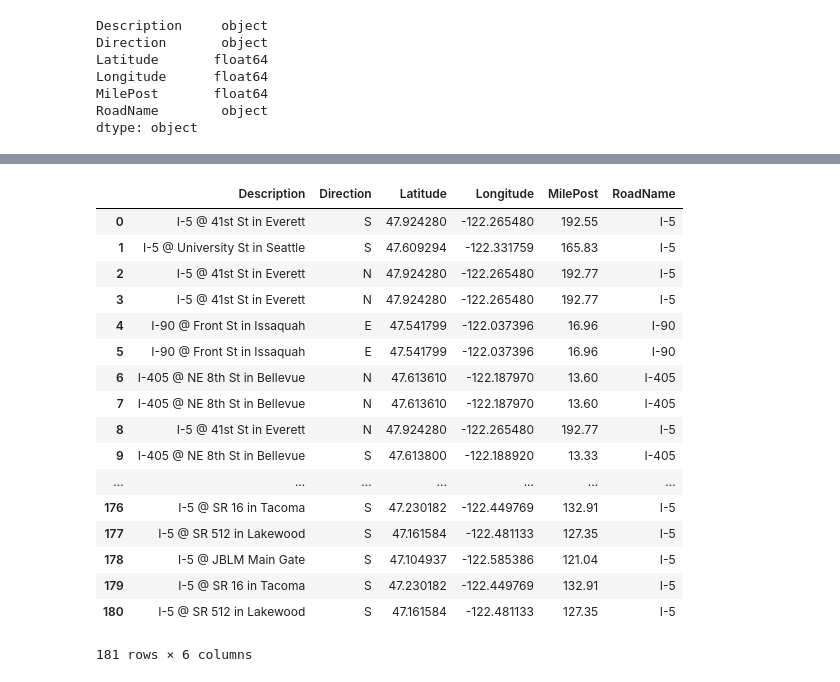
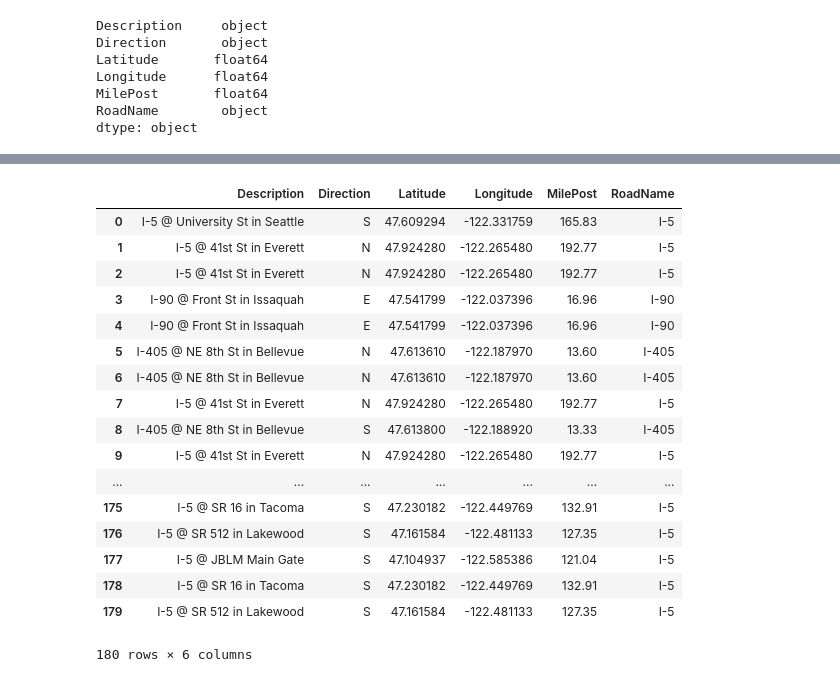
Before and after one commit to Data4Democracy/democratizing_weather_data, a Jupyter notebook: democratizing_weather_data/streaming/prototypes/analyze.ipynb, the cells around one changed output, grey strips where cells are left out. Drawn from its saved outputs; the diff is of its cells as text; code cells hidden in the pictures.

```diff
--- a/democratizing_weather_data/streaming/prototypes/analyze.ipynb
+++ b/democratizing_weather_data/streaming/prototypes/analyze.ipynb
@@ -397,7 +477,7 @@ dtype: object
 # %%
-with open('../APIs/yahoo_weather.json') as json_file:
+with open('../APIs/wsdot.Traveltimes.json') as json_file:
   raw_json = json.load(json_file)
 
-yahoo_weather_df = json_normalize(raw_json['query'])
-yahoo_weather_df
+wsdot_TravelTimes_df = json_normalize(raw_json['StartPoint'])
+wsdot_TravelTimes_df
 # %% [output]
@@ -426,23 +514,28 @@ dtype: object
 # %%
+# Load the json as a list, so we can iterate over it.
 with open('../APIs/wsdot.Traveltimes.json') as json_file:
   file_data = json_file.read()
 
 list_json = json.loads(file_data)
 
+
+# Load the json file as json, so we can normalize it.
 with open('../APIs/wsdot.Traveltimes.json') as json_file:
   raw_json = json.load(json_file)
 
+
+#iterate over the list_json. for each row, normalize the row_json
 ii = 0
 
-travel_df= json_normalize(raw_json[ii]['StartPoint'])
+for travelTime in list_json:
+    travel_df = json_normalize(raw_json[ii]['StartPoint'])
+    if (ii == 0):
+        wsdot_TravelTimesStartPoint_df= json_normalize(raw_json[ii]['StartPoint'])
+    else:
+        wsdot_TravelTimesStartPoint_df = wsdot_TravelTimesStartPoint_df.append(travel_df, ignore_index=True)
+    ii= ii+ 1
 
-for travelTime in list_json:
-  wsdot_TravelTimes_df = json_normalize(raw_json[ii]['StartPoint'])
-  #print(wsdot_TravelTimes_df)
-  travel_df = travel_df.append(wsdot_TravelTimes_df, ignore_index=True)
-  ii= ii+ 1
-
-travel_df
+wsdot_TravelTimesStartPoint_df
 # %% [output]
 |  | Description | Direction | Latitude | Longitude | MilePost | RoadName |
 | 0 | I-5 @ 41st St in Everett | S | 47.924280 | -122.265480 | 192.55 | I-5 |
@@ -475,41 +568,47 @@ travel_df.describe()
 | 75% | 47.613610 | -122.206552 | 165.830000 |
 | max | 48.152323 | 0.000000 | 307.900000 |
 # %%
+# Load the json as a list, so we can iterate over it.
 with open('../APIs/wsdot.Traveltimes.json') as json_file:
   file_data = json_file.read()
 
 list_json = json.loads(file_data)
 
+
+# Load the json file as json, so we can normalize it.
 with open('../APIs/wsdot.Traveltimes.json') as json_file:
   raw_json = json.load(json_file)
 
+
+#iterate over the list_json. for each row, normalize the row_json
 ii = 0
 
-travel_df= json_normalize(raw_json[ii]['StartPoint'])
-
 for travelTime in list_json:
-  wsdot_TravelTimes_df = json_normalize(raw_json[ii]['EndPoint'])
-  travel_df = travel_df.append(wsdot_TravelTimes_df, ignore_index=True)
+  travel_df = json_normalize(raw_json[ii]['EndPoint'])
+  if (ii == 0):
+    wsdot_TravelTimesEndPoint_df= json_normalize(raw_json[ii]['EndPoint'])
+  else:
+    wsdot_TravelTimesEndPoint_df = wsdot_TravelTimesEndPoint_df.append(travel_df, ignore_index=True)
   ii= ii+ 1
 
-travel_df
+wsdot_TravelTimesEndPoint_df
 # %% [output]
 |  | Description | Direction | Latitude | Longitude | MilePost | RoadName |
-| 0 | I-5 @ 41st St in Everett | S | 47.924280 | -122.265480 | 192.55 | I-5 |
-| 1 | I-5 @ University St in Seattle | S | 47.609294 | -122.331759 | 165.83 | I-5 |
+| 0 | I-5 @ University St in Seattle | S | 47.609294 | -122.331759 | 165.83 | I-5 |
+| 1 | I-5 @ 41st St in Everett | N | 47.924280 | -122.265480 | 192.77 | I-5 |
 | 2 | I-5 @ 41st St in Everett | N | 47.924280 | -122.265480 | 192.77 | I-5 |
-| 3 | I-5 @ 41st St in Everett | N | 47.924280 | -122.265480 | 192.77 | I-5 |
+| 3 | I-90 @ Front St in Issaquah | E | 47.541799 | -122.037396 | 16.96 | I-90 |
 | 4 | I-90 @ Front St in Issaquah | E | 47.541799 | -122.037396 | 16.96 | I-90 |
-| 5 | I-90 @ Front St in Issaquah | E | 47.541799 | -122.037396 | 16.96 | I-90 |
+| 5 | I-405 @ NE 8th St in Bellevue | N | 47.613610 | -122.187970 | 13.60 | I-405 |
 | 6 | I-405 @ NE 8th St in Bellevue | N | 47.613610 | -122.187970 | 13.60 | I-405 |
-| 7 | I-405 @ NE 8th St in Bellevue | N | 47.613610 | -122.187970 | 13.60 | I-405 |
-| 8 | I-5 @ 41st St in Everett | N | 47.924280 | -122.265480 | 192.77 | I-5 |
-| 9 | I-405 @ NE 8th St in Bellevue | S | 47.613800 | -122.188920 | 13.33 | I-405 |
+| 7 | I-5 @ 41st St in Everett | N | 47.924280 | -122.265480 | 192.77 | I-5 |
+| 8 | I-405 @ NE 8th St in Bellevue | S | 47.613800 | -122.188920 | 13.33 | I-405 |
+| 9 | I-5 @ 41st St in Everett | N | 47.924280 | -122.265480 | 192.77 | I-5 |
 | ... | ... | ... | ... | ... | ... | ... |
-| 176 | I-5 @ SR 16 in Tacoma | S | 47.230182 | -122.449769 | 132.91 | I-5 |
-| 177 | I-5 @ SR 512 in Lakewood | S | 47.161584 | -122.481133 | 127.35 | I-5 |
-| 178 | I-5 @ JBLM Main Gate | S | 47.104937 | -122.585386 | 121.04 | I-5 |
-| 179 | I-5 @ SR 16 in Tacoma | S | 47.230182 | -122.449769 | 132.91 | I-5 |
-| 180 | I-5 @ SR 512 in Lakewood | S | 47.161584 | -122.481133 | 127.35 | I-5 |
+| 175 | I-5 @ SR 16 in Tacoma | S | 47.230182 | -122.449769 | 132.91 | I-5 |
+| 176 | I-5 @ SR 512 in Lakewood | S | 47.161584 | -122.481133 | 127.35 | I-5 |
+| 177 | I-5 @ JBLM Main Gate | S | 47.104937 | -122.585386 | 121.04 | I-5 |
+| 178 | I-5 @ SR 16 in Tacoma | S | 47.230182 | -122.449769 | 132.91 | I-5 |
+| 179 | I-5 @ SR 512 in Lakewood | S | 47.161584 | -122.481133 | 127.35 | I-5 |
-181 rows × 6 columns
+180 rows × 6 columns
 # %%
```
Also changed, not shown: parts of 37 cells of this notebook.
